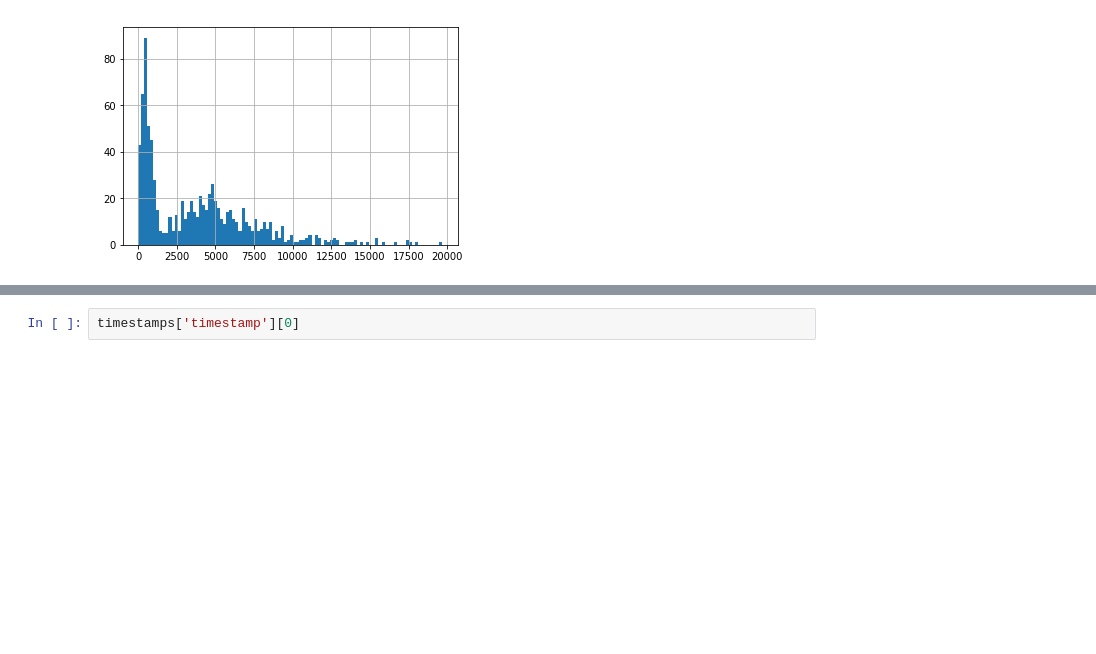
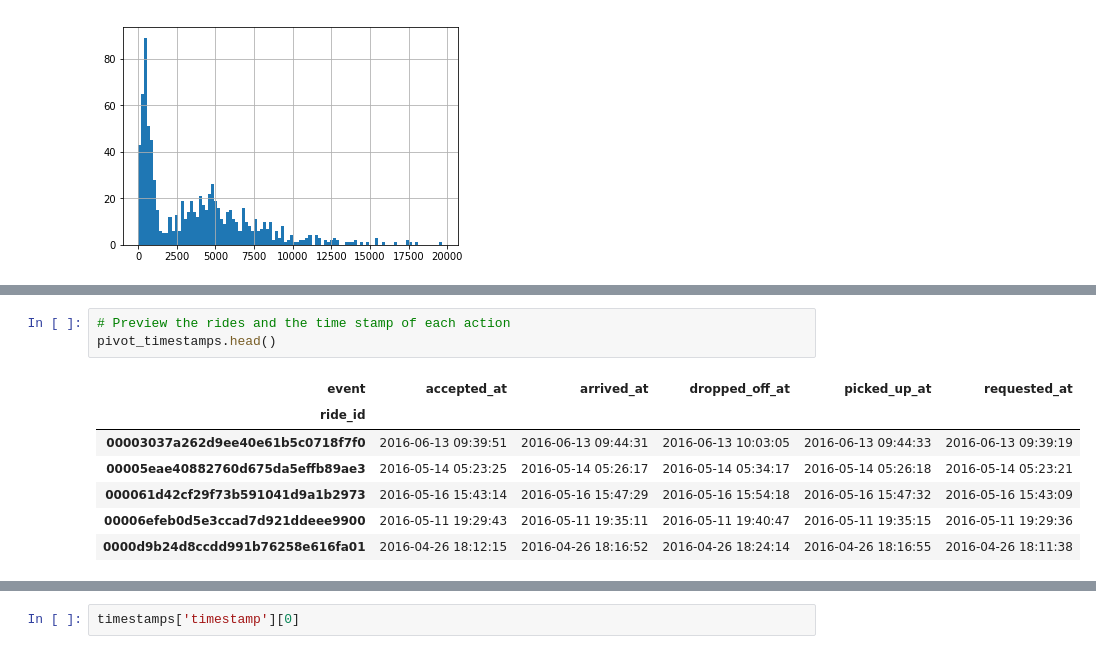
Before and after one commit to SallyPoon/LyftDS, a Jupyter notebook: Lyft_DS_Sam.ipynb, the cells around one changed output, grey strips where cells are left out. Cells and saved outputs as stored; diff of their text form; blank space fills up the shorter version.

```diff
--- a/Lyft_DS_Sam.ipynb
+++ b/Lyft_DS_Sam.ipynb
@@ -215,0 +210,11 @@ pivot_timestamps['accepted_at'][0]
+# %%
+# Preview the rides and the time stamp of each action
+pivot_timestamps.head()
+# %% [output]
+| event | accepted_at | arrived_at | dropped_off_at | picked_up_at | requested_at |
+| ride_id |  |  |  |  |  |
+| 00003037a262d9ee40e61b5c0718f7f0 | 2016-06-13 09:39:51 | 2016-06-13 09:44:31 | 2016-06-13 10:03:05 | 2016-06-13 09:44:33 | 2016-06-13 09:39:19 |
+| 00005eae40882760d675da5effb89ae3 | 2016-05-14 05:23:25 | 2016-05-14 05:26:17 | 2016-05-14 05:34:17 | 2016-05-14 05:26:18 | 2016-05-14 05:23:21 |
+| 000061d42cf29f73b591041d9a1b2973 | 2016-05-16 15:43:14 | 2016-05-16 15:47:29 | 2016-05-16 15:54:18 | 2016-05-16 15:47:32 | 2016-05-16 15:43:09 |
+| 00006efeb0d5e3ccad7d921ddeee9900 | 2016-05-11 19:29:43 | 2016-05-11 19:35:11 | 2016-05-11 19:40:47 | 2016-05-11 19:35:15 | 2016-05-11 19:29:36 |
+| 0000d9b24d8ccdd991b76258e616fa01 | 2016-04-26 18:12:15 | 2016-04-26 18:16:52 | 2016-04-26 18:24:14 | 2016-04-26 18:16:55 | 2016-04-26 18:11:38 |
```
Also changed, not shown: parts of 7 cells of this notebook.
